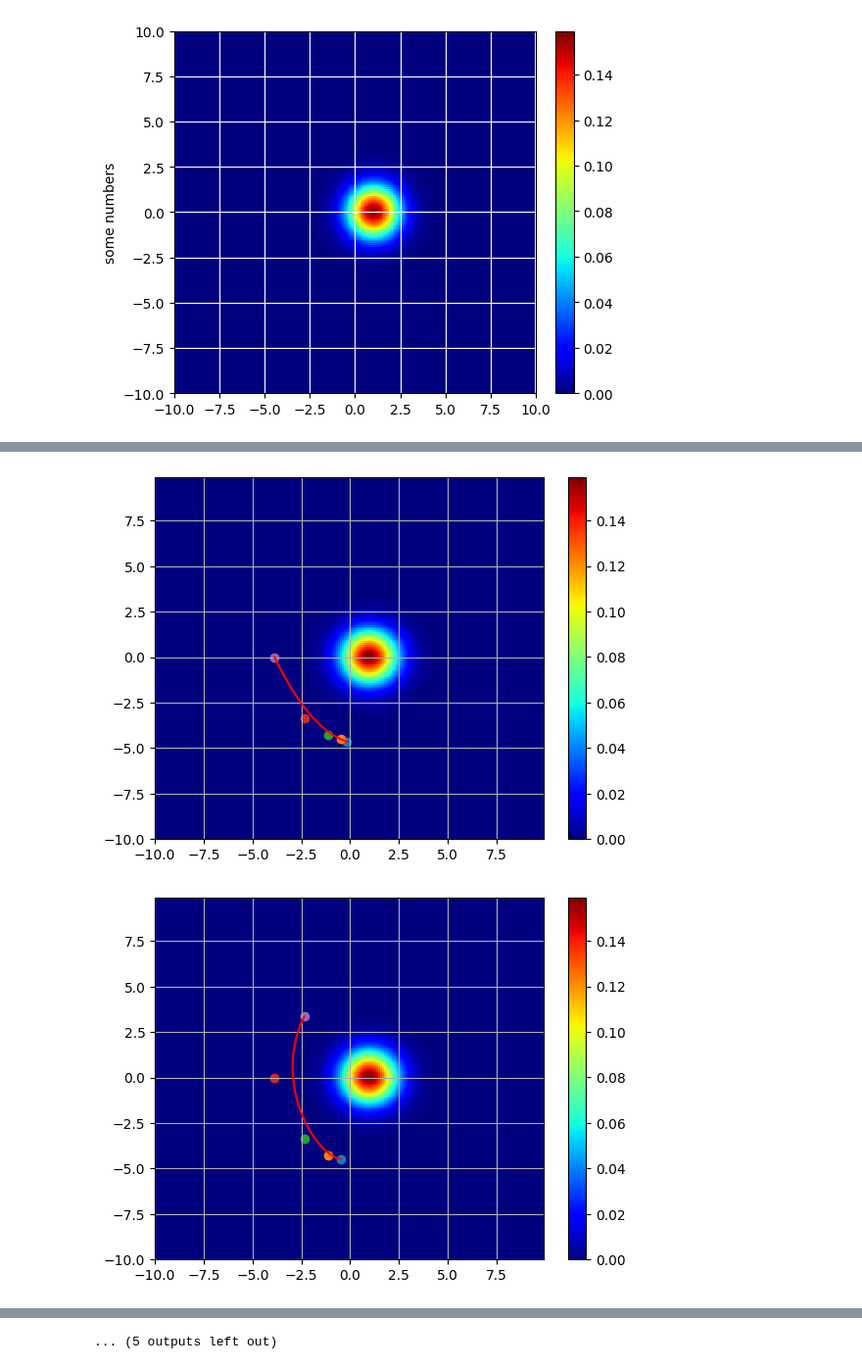
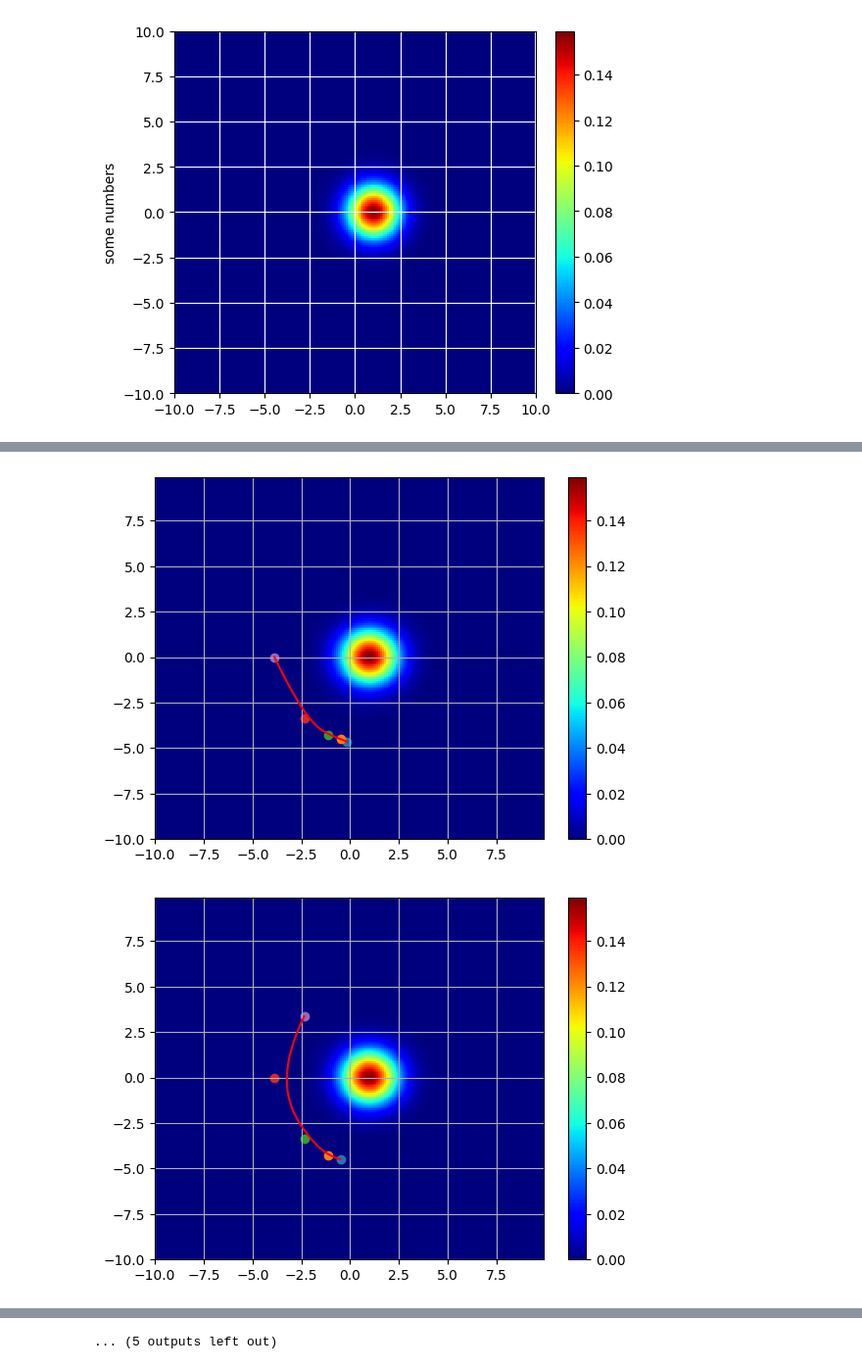
Before and after one commit to re1983/bspline_opt, a Jupyter notebook: Optimization_exp.ipynb, the cells around one changed output, grey strips where cells are left out. Shown at 98% size. Drawn from its saved outputs; the diff is of its cells as text; code cells hidden in the pictures.

```diff
--- a/Optimization_exp.ipynb
+++ b/Optimization_exp.ipynb
@@ -280,32 +280,32 @@ for i in range(0, 2*FOV_range-int(mask_size*vy)+2, 1):
     plt.imshow(Z, interpolation="none", extent=box, origin="lower", cmap='jet', aspect='auto')
     plt.colorbar()
     # print(sol.x)
     # for i in range(0, len(sol.x), 2):
     #     plt.scatter(sol.x[i], sol.x[i+1])
     #     cp.append([sol.x[i], sol.x[i+1]])
     # Create a B-Spline curve
     curve = BSpline.Curve()
 
     # Set up the curve
-    curve.degree = 4
+    curve.degree = 3
     # print(cp)
     curve.ctrlpts = cp
 
     # Auto-generate knot vector
     curve.knotvector = utilities.generate_knot_vector(curve.degree, len(curve.ctrlpts))
     # Set evaluation delta
     curve.delta = 0.01
     curvepts = np.array(curve.evalpts)
     curveplt, = plt.plot(curvepts[:, 0], curvepts[:, 1], color='red', linestyle='-')
     plt.grid(True)
     # plt.legend(loc='best')
     plt.show()
 # %% [output]
 [figure]
 [figure]
 [figure]
 [figure]
 [figure]
 [figure]
 [figure]
-[figure, old version]
+[figure, new version]
```
Also changed, not shown: parts of 4 cells of this notebook, 1 other file.
